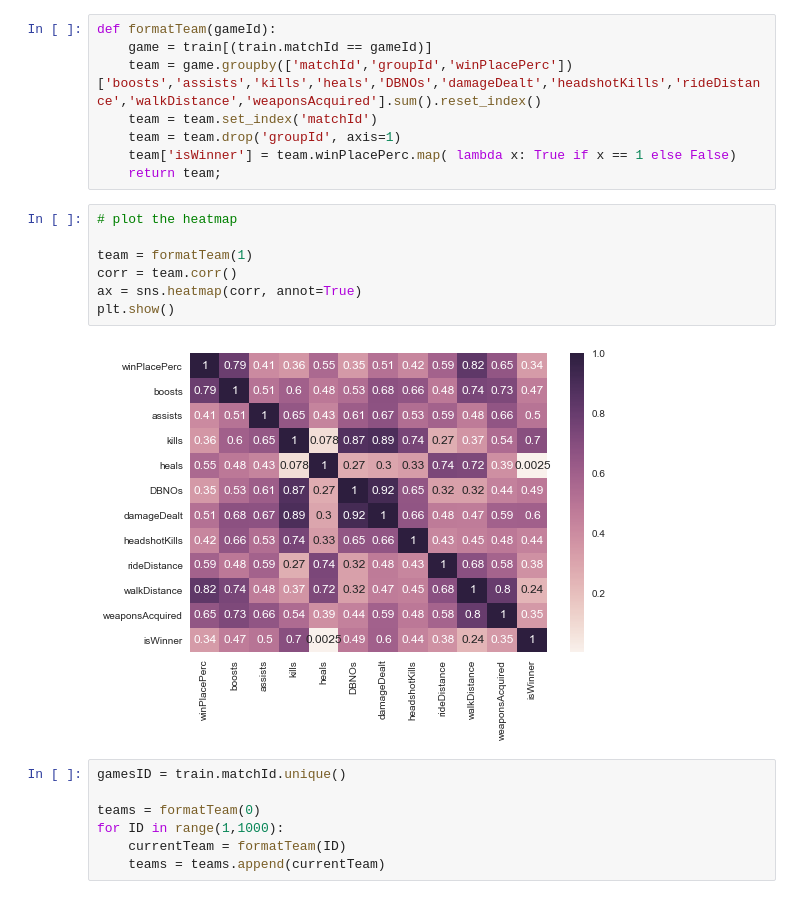
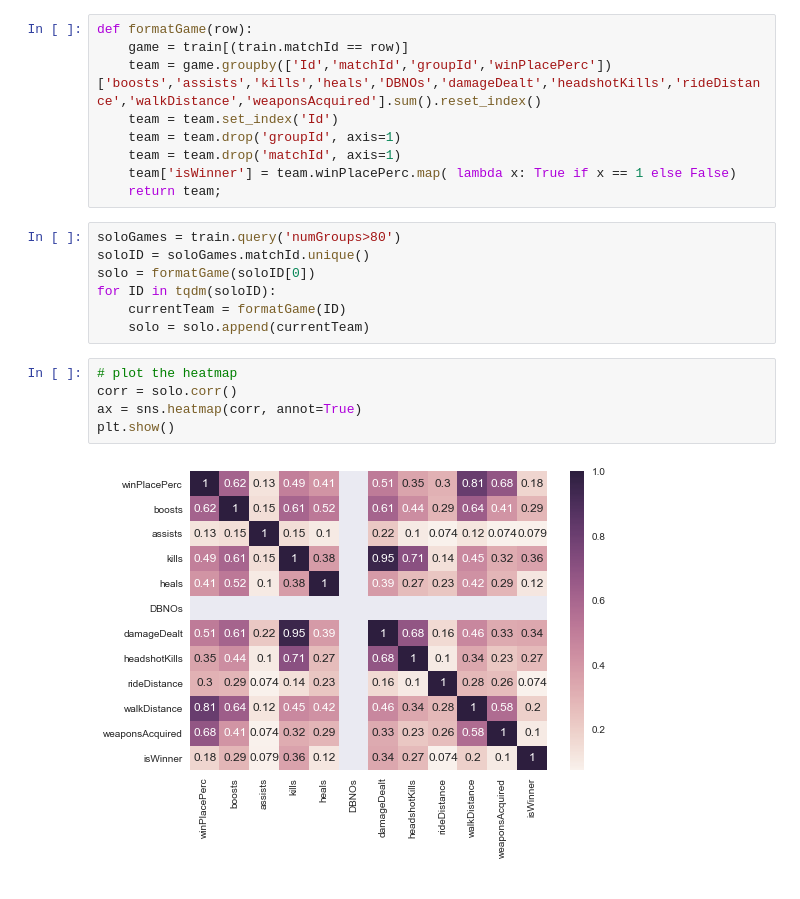
Before and after one commit to ClementPavue/pubg, a Jupyter notebook: Data Analysis.ipynb, the cells around one changed output. Saved outputs shown, nothing was run; the diff lists cells and outputs as text.

```diff
--- a/Data Analysis.ipynb
+++ b/Data Analysis.ipynb
@@ -9,25 +21,24 @@ train = pd.read_csv(DATA_FOLDER+'train.csv')
 # %%
-def formatTeam(gameId):
-    game = train[(train.matchId == gameId)]
-    team = game.groupby(['matchId','groupId','winPlacePerc'])['boosts','assists','kills','heals','DBNOs','damageDealt','headshotKills','rideDistance','walkDistance','weaponsAcquired'].sum().reset_index()
-    team = team.set_index('matchId')
+def formatGame(row):
+    game = train[(train.matchId == row)]
+    team = game.groupby(['Id','matchId','groupId','winPlacePerc'])['boosts','assists','kills','heals','DBNOs','damageDealt','headshotKills','rideDistance','walkDistance','weaponsAcquired'].sum().reset_index()
+    team = team.set_index('Id')
     team = team.drop('groupId', axis=1)
+    team = team.drop('matchId', axis=1)
     team['isWinner'] = team.winPlacePerc.map( lambda x: True if x == 1 else False)
     return team;
+# %%
+soloGames = train.query('numGroups>80')
+soloID = soloGames.matchId.unique()
+solo = formatGame(soloID[0])
+for ID in tqdm(soloID):
+    currentTeam = formatGame(ID)
+    solo = solo.append(currentTeam)
 # %%
 # plot the heatmap
-
-team = formatTeam(1)
-corr = team.corr()
+corr = solo.corr()
 ax = sns.heatmap(corr, annot=True)
 plt.show()
 # %% [output]
-[figure, old version]
+[figure, new version]
-# %%
-gamesID = train.matchId.unique()
-
-teams = formatTeam(0)
-for ID in range(1,1000):
-    currentTeam = formatTeam(ID)
-    teams = teams.append(currentTeam)
 # %%
```
Also changed, not shown: parts of 10 cells of this notebook.
